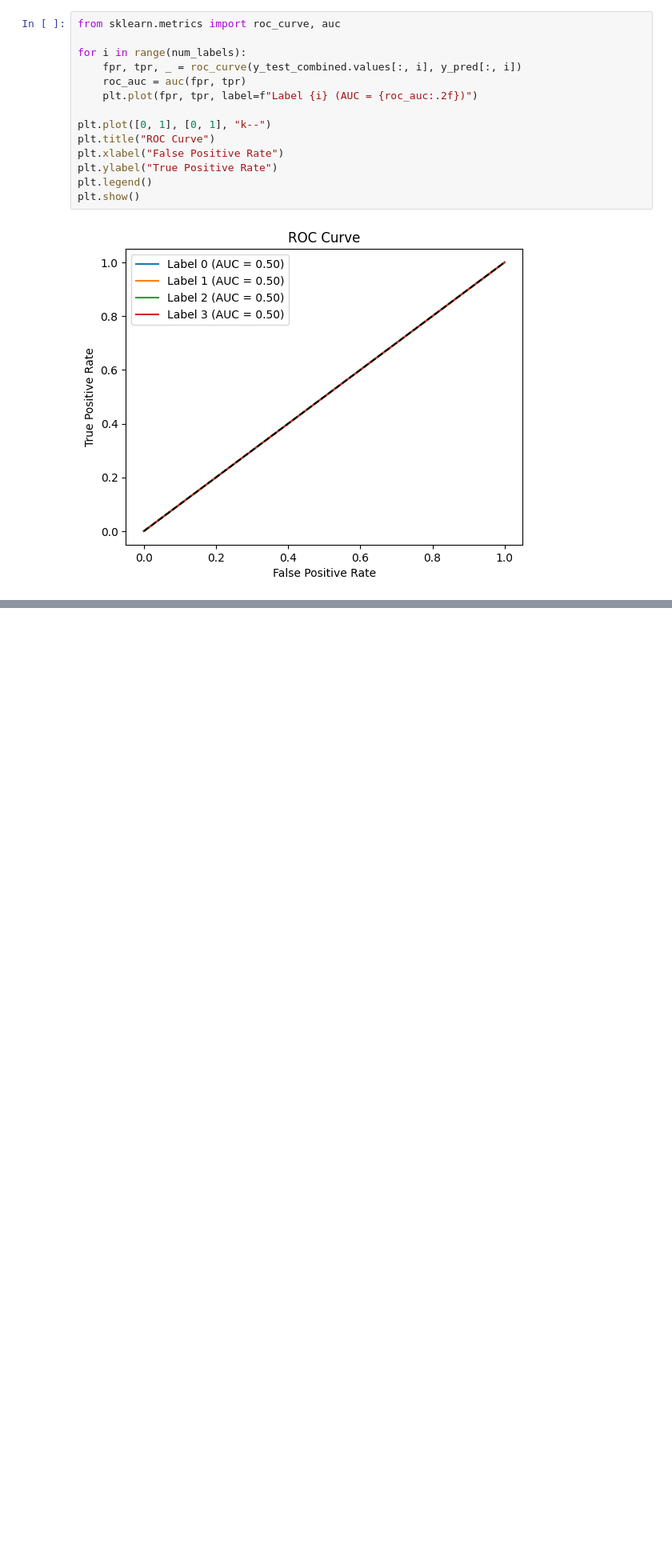
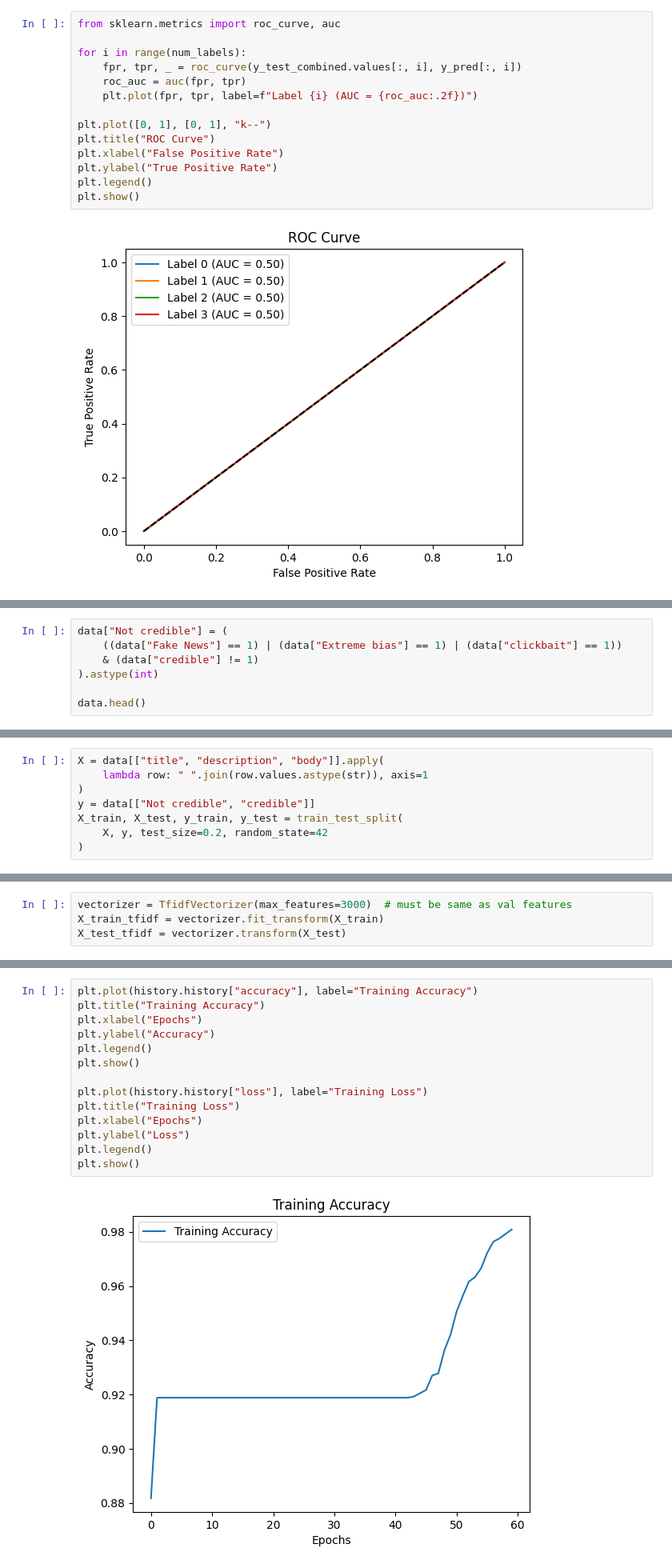
Before and after one commit to hannuuuus/adl_german_news, a Jupyter notebook: crawler and data/src/preprocess data/adl_algorithm/own_dl_algo.ipynb, the cells around one changed output, grey strips where cells are left out. Shown at 80% size. Saved outputs shown, nothing was run; the diff lists cells and outputs as text; blank space fills up the shorter version.

Commit message:
2 label dl algo

```diff
--- a/crawler and data/src/preprocess data/adl_algorithm/own_dl_algo.ipynb
+++ b/crawler and data/src/preprocess data/adl_algorithm/own_dl_algo.ipynb
@@ -552,0 +549,7 @@ plt.show()
+# %%
+data["Not credible"] = (
+    ((data["Fake News"] == 1) | (data["Extreme bias"] == 1) | (data["clickbait"] == 1))
+    & (data["credible"] != 1)
+).astype(int)
+
+data.head()
@@ -552,0 +563,8 @@ plt.show()
+# %%
+X = data[["title", "description", "body"]].apply(
+    lambda row: " ".join(row.values.astype(str)), axis=1
+)
+y = data[["Not credible", "credible"]]
+X_train, X_test, y_train, y_test = train_test_split(
+    X, y, test_size=0.2, random_state=42
+)
@@ -552,0 +585,4 @@ plt.show()
+# %%
+vectorizer = TfidfVectorizer(max_features=3000)  # must be same as val features
+X_train_tfidf = vectorizer.fit_transform(X_train)
+X_test_tfidf = vectorizer.transform(X_test)
@@ -552,0 +665,16 @@ plt.show()
+# %%
+plt.plot(history.history["accuracy"], label="Training Accuracy")
+plt.title("Training Accuracy")
+plt.xlabel("Epochs")
+plt.ylabel("Accuracy")
+plt.legend()
+plt.show()
+
+plt.plot(history.history["loss"], label="Training Loss")
+plt.title("Training Loss")
+plt.xlabel("Epochs")
+plt.ylabel("Loss")
+plt.legend()
+plt.show()
+# %% [output]
+[figure, added]
```
Also changed, not shown: parts of 24 cells of this notebook.
